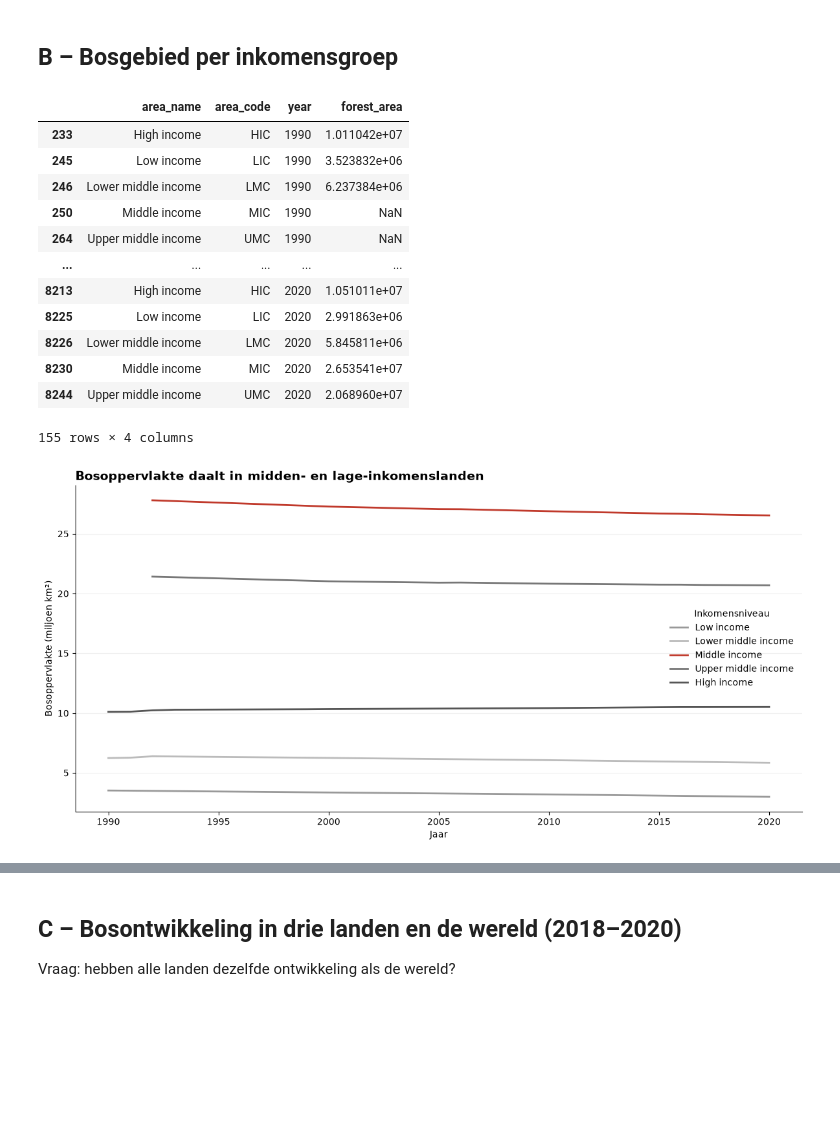
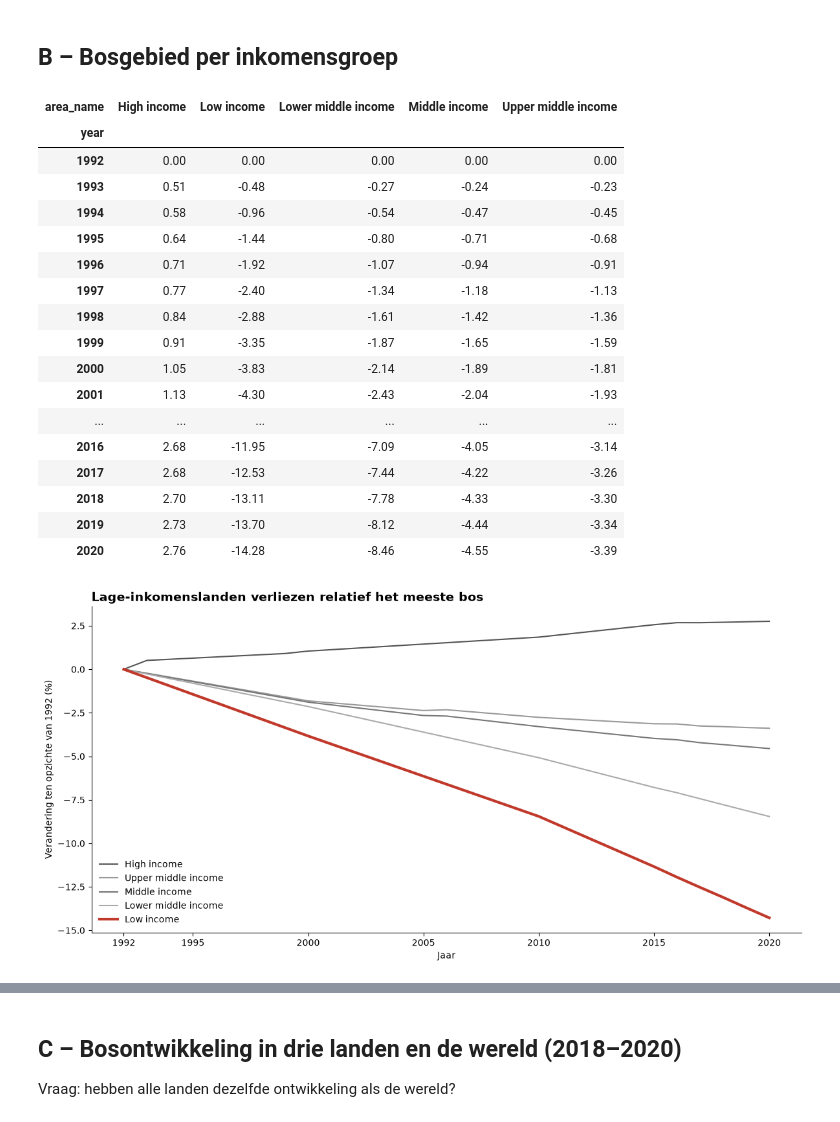
Before and after one commit to KaanAlhan2002/Visualisatie_Storytelling_Deel1_Groep26, a Jupyter notebook: eindopdracht_ACE_werkversie.ipynb, the cells around one changed output, grey strips where cells are left out. Saved outputs shown, nothing was run; the diff lists cells and outputs as text; code cells hidden in the pictures; blank space fills up the shorter version.

```diff
--- a/eindopdracht_ACE_werkversie.ipynb
+++ b/eindopdracht_ACE_werkversie.ipynb
@@ -65,55 +65,73 @@ income_groups = [
 ]
 
 forest_b = forest[forest["area_name"].isin(income_groups)]
-forest_b = forest_b[forest_b["year"].between(1990, 2020)]
+forest_b = forest_b[forest_b["year"].between(1992, 2020)]
 
-display(forest_b)
+forest_b = forest_b.pivot(
+    index="year",
+    columns="area_name",
+    values="forest_area"
+)
+
+forest_b = (forest_b / forest_b.loc[1992] - 1) * 100
+
+display(forest_b.round(2))
 # %% [output]
-|  | area_name | area_code | year | forest_area |
-| 233 | High income | HIC | 1990 | 1.011042e+07 |
-| 245 | Low income | LIC | 1990 | 3.523832e+06 |
-| 246 | Lower middle income | LMC | 1990 | 6.237384e+06 |
-| 250 | Middle income | MIC | 1990 | NaN |
-| 264 | Upper middle income | UMC | 1990 | NaN |
-| ... | ... | ... | ... | ... |
-| 8213 | High income | HIC | 2020 | 1.051011e+07 |
-| 8225 | Low income | LIC | 2020 | 2.991863e+06 |
-| 8226 | Lower middle income | LMC | 2020 | 5.845811e+06 |
-| 8230 | Middle income | MIC | 2020 | 2.653541e+07 |
-| 8244 | Upper middle income | UMC | 2020 | 2.068960e+07 |
+| area_name | High income | Low income | Lower middle income | Middle income | Upper middle income |
+| year |  |  |  |  |  |
+| 1992 | 0.00 | 0.00 | 0.00 | 0.00 | 0.00 |
+| 1993 | 0.51 | -0.48 | -0.27 | -0.24 | -0.23 |
+| 1994 | 0.58 | -0.96 | -0.54 | -0.47 | -0.45 |
+| 1995 | 0.64 | -1.44 | -0.80 | -0.71 | -0.68 |
+| 1996 | 0.71 | -1.92 | -1.07 | -0.94 | -0.91 |
+| 1997 | 0.77 | -2.40 | -1.34 | -1.18 | -1.13 |
+| 1998 | 0.84 | -2.88 | -1.61 | -1.42 | -1.36 |
+| 1999 | 0.91 | -3.35 | -1.87 | -1.65 | -1.59 |
+| 2000 | 1.05 | -3.83 | -2.14 | -1.89 | -1.81 |
+| 2001 | 1.13 | -4.30 | -2.43 | -2.04 | -1.93 |
+| ... | ... | ... | ... | ... | ... |
+| 2016 | 2.68 | -11.95 | -7.09 | -4.05 | -3.14 |
+| 2017 | 2.68 | -12.53 | -7.44 | -4.22 | -3.26 |
+| 2018 | 2.70 | -13.11 | -7.78 | -4.33 | -3.30 |
+| 2019 | 2.73 | -13.70 | -8.12 | -4.44 | -3.34 |
+| 2020 | 2.76 | -14.28 | -8.46 | -4.55 | -3.39 |
-155 rows × 4 columns
 # %%
 plt.figure(figsize=(12, 6))
 
-sns.lineplot(
-    data=forest_b,
-    x="year",
-    y=forest_b["forest_area"] / 1000000,
-    hue="area_name",
-    hue_order=income_groups,
-    palette=["#999999", "#BBBBBB", "#C0392B", "#777777", "#555555"],
-    linewidth=2
-)
+plt.plot(forest_b.index, forest_b["High income"],
+         color="#555555", label="High income")
+
+plt.plot(forest_b.index, forest_b["Upper middle income"],
+         color="#999999", label="Upper middle income")
+
+plt.plot(forest_b.index, forest_b["Middle income"],
+         color="#777777", label="Middle income")
+
+plt.plot(forest_b.index, forest_b["Lower middle income"],
+         color="#AAAAAA", label="Lower middle income")
+
+plt.plot(forest_b.index, forest_b["Low income"],
+         color="#C0392B", linewidth=3, label="Low income")
 
 plt.title(
-    "Bosoppervlakte daalt in midden- en lage-inkomenslanden",
+    "Lage-inkomenslanden verliezen relatief het meeste bos",
     fontsize=14,
     fontweight="bold",
     loc="left"
 )
 
 plt.xlabel("Jaar")
-plt.ylabel("Bosoppervlakte (miljoen km²)")
-plt.xticks(range(1990, 2021, 5))
-plt.legend(title="Inkomensniveau", frameon=False)
+plt.ylabel("Verandering ten opzichte van 1992 (%)")
+plt.xticks([1992, 1995, 2000, 2005, 2010, 2015, 2020])
 
-plt.grid(axis="y", alpha=0.2)
+plt.legend(frameon=False, loc="lower left")
+plt.grid(False)
+
 sns.despine()
 plt.tight_layout()
-
 plt.show()
 # %% [output]
-[figure, old version]
+[figure, new version]
 # %% [markdown]
 ### Onderbouwing grafiek B
 
```
Also changed, not shown: parts of 8 cells of this notebook, 1 other file.
